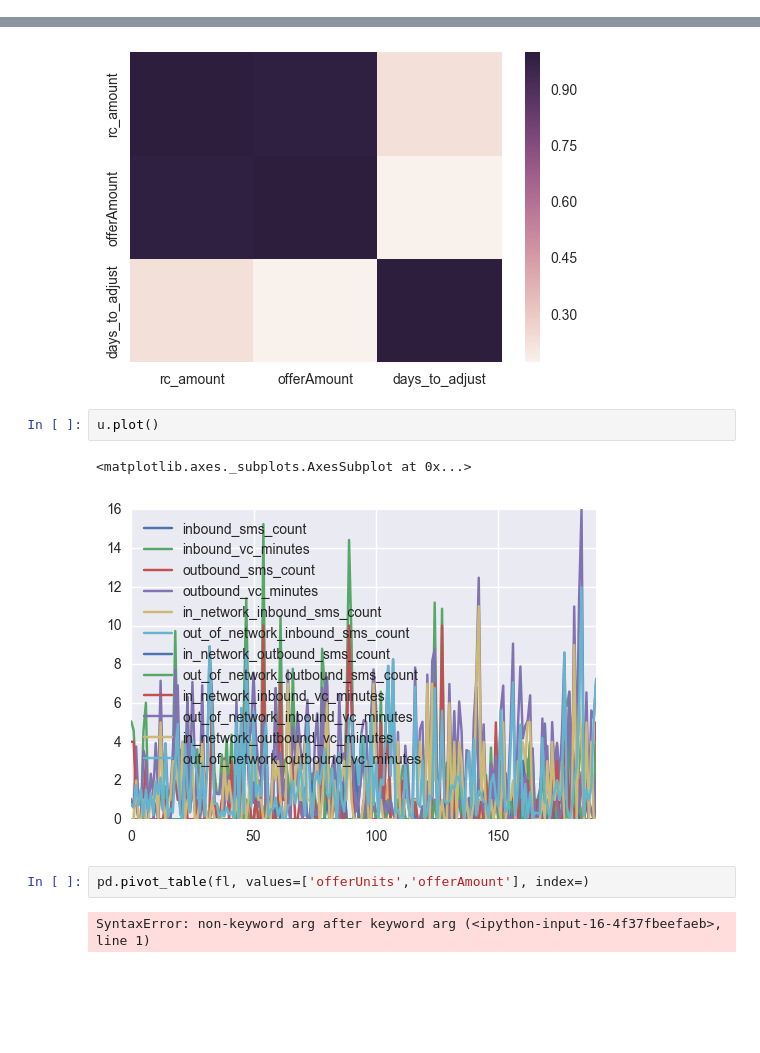
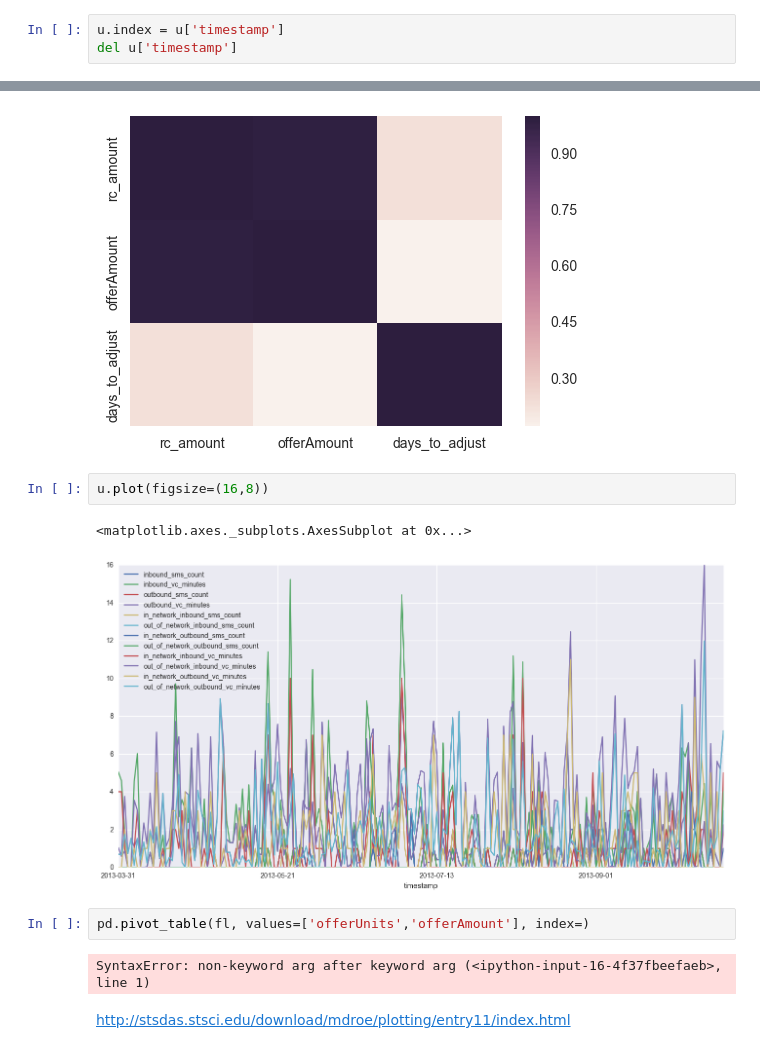
Before and after one commit to AndrewJeong89/GA-DSI, a Jupyter notebook: curriculum/week-12/1.0-morning-challenge-viz/w12d1-morning-exercise-data-visualization-aj.ipynb, the cells around one changed output, grey strips where cells are left out. Cells and saved outputs as stored; diff of their text form; blank space fills up the shorter version.

```diff
--- a/curriculum/week-12/1.0-morning-challenge-viz/w12d1-morning-exercise-data-visualization-aj.ipynb
+++ b/curriculum/week-12/1.0-morning-challenge-viz/w12d1-morning-exercise-data-visualization-aj.ipynb
@@ -80,3 +80,6 @@ u.head()
 | 2 | 2013-04-02 | 0 | 1.866667 | 0.0 | 3.750000 | ... |
 | 3 | 2013-04-03 | 0 | 0.000000 | 0.0 | 0.733333 | ... |
 | 4 | 2013-04-04 | 0 | 0.000000 | 0.0 | 1.533333 | ... |
+# %%
+u.index = u['timestamp']
+del u['timestamp']
@@ -98,11 +117,13 @@ sns.heatmap(fl_corr)
 <matplotlib.axes._subplots.AxesSubplot at 0x...>
 [figure]
 # %%
-u.plot()
+u.plot(figsize=(16,8))
 # %% [output]
 <matplotlib.axes._subplots.AxesSubplot at 0x...>
-[figure, old version]
+[figure, new version]
 # %%
 pd.pivot_table(fl, values=['offerUnits','offerAmount'], index=)
 # %% [output]
 SyntaxError: non-keyword arg after keyword arg (<ipython-input-16-4f37fbeefaeb>, line 1)
+# %% [markdown]
+http://stsdas.stsci.edu/download/mdroe/plotting/entry11/index.html
```
Also changed, not shown: parts of 3 cells of this notebook, 12 other files.
